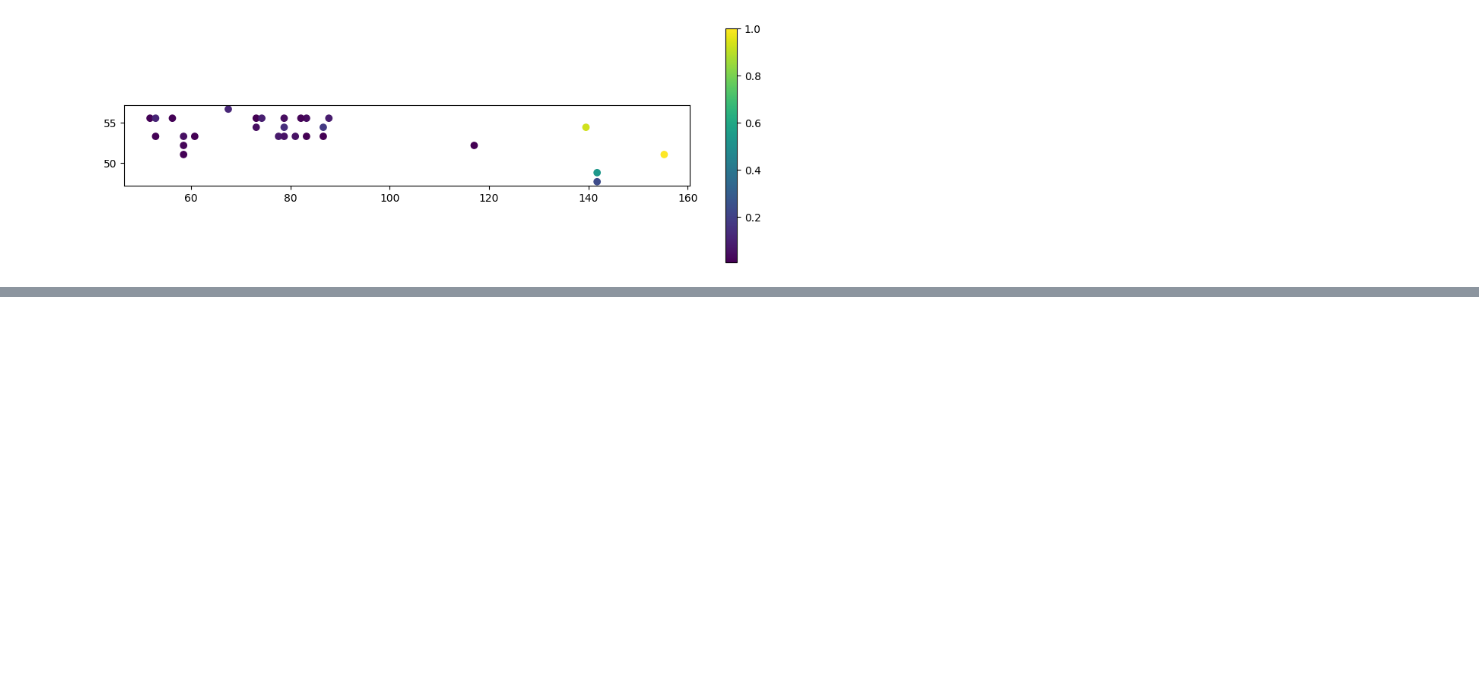
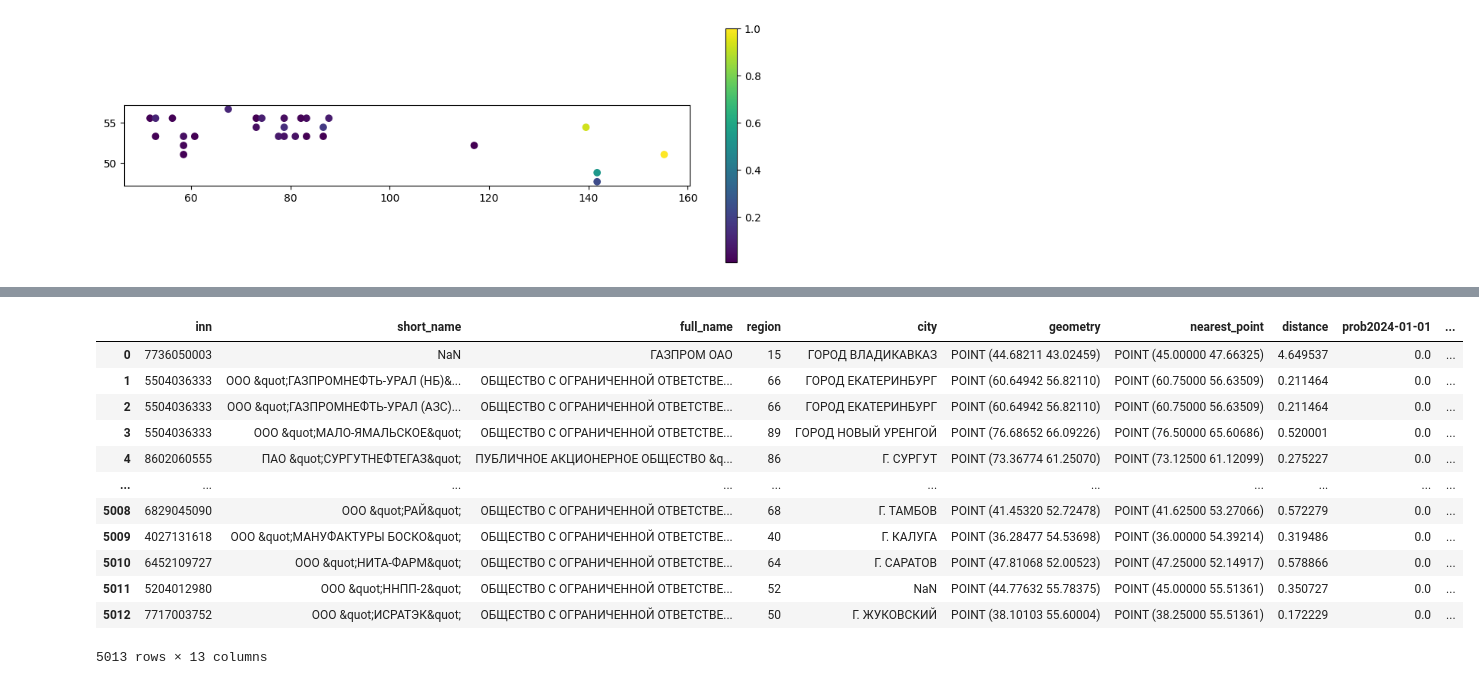
Before and after one commit to PKuznetsov-vl/spark, a Jupyter notebook: Wind_data.ipynb, the cells around one changed output, grey strips where cells are left out. Drawn from its saved outputs; the diff is of its cells as text; code cells hidden in the pictures; blank space fills up the shorter version.

```diff
--- a/Wind_data.ipynb
+++ b/Wind_data.ipynb
@@ -120,0 +130,13 @@ pdf.plot(column = 'avg_prob', legend=True, ax=ax)
+# %%
+timestamps = gdf['timestamp'].unique()
+geo = gdf[gdf['timestamp'] == timestamps[0]].geometry.reset_index()
+df_list = [geo.drop(columns='index')]
+for time in timestamps:
+    temp_df = gdf[gdf['timestamp'] == time]
+    temp_df = temp_df.reset_index()
+    temp_df = temp_df.drop(columns=['timestamp', 'geometry', 'index'])
+    temp_df = temp_df.rename(columns={'prob' : 'prob'+time})
+    df_list.append(temp_df)
+
+gdf_agg = pd.concat(df_list, axis=1)
+gdf_agg
@@ -120,0 +157,16 @@ pdf.plot(column = 'avg_prob', legend=True, ax=ax)
+# %%
+nearest_points = cmap['nearest_point']
+ref_points = gdf_agg['geometry']
+probs_list = []
+for p in tqdm(nearest_points):
+    x = p.x
+    y = p.y
+    for i in range(len(ref_points)):
+        rp = ref_points[i]
+        if (rp.x == x) & (rp.y == y):
+            probs_list.append(gdf_agg.iloc[i])
+
+probs_df = pd.concat(probs_list, axis=1).T
+probs_df = probs_df.reset_index()
+probs_df = probs_df.drop(columns=['index', 'geometry'])
+probs_df
@@ -120,0 +187,18 @@ pdf.plot(column = 'avg_prob', legend=True, ax=ax)
+# %%
+cprob_map = pd.concat([cmap, probs_df], axis=1)
+cprob_map.to_csv('cp_wind_test.csv')
+cprob_map
+# %% [output]
+|  | inn | short_name | full_name | region | city | geometry | nearest_point | distance | prob2024-01-01 | ... |
+| 0 | 7736050003 | NaN | ГАЗПРОМ ОАО | 15 | ГОРОД ВЛАДИКАВКАЗ | POINT (44.68211 43.02459) | POINT (45.00000 47.66325) | 4.649537 | 0.0 | ... |
+| 1 | 5504036333 | ООО &quot;ГАЗПРОМНЕФТЬ-УРАЛ (НБ)&... | ОБЩЕСТВО С ОГРАНИЧЕННОЙ ОТВЕТСТВЕ... | 66 | ГОРОД ЕКАТЕРИНБУРГ | POINT (60.64942 56.82110) | POINT (60.75000 56.63509) | 0.211464 | 0.0 | ... |
+| 2 | 5504036333 | ООО &quot;ГАЗПРОМНЕФТЬ-УРАЛ (АЗС)... | ОБЩЕСТВО С ОГРАНИЧЕННОЙ ОТВЕТСТВЕ... | 66 | ГОРОД ЕКАТЕРИНБУРГ | POINT (60.64942 56.82110) | POINT (60.75000 56.63509) | 0.211464 | 0.0 | ... |
+| 3 | 5504036333 | ООО &quot;МАЛО-ЯМАЛЬСКОЕ&quot; | ОБЩЕСТВО С ОГРАНИЧЕННОЙ ОТВЕТСТВЕ... | 89 | ГОРОД НОВЫЙ УРЕНГОЙ | POINT (76.68652 66.09226) | POINT (76.50000 65.60686) | 0.520001 | 0.0 | ... |
+| 4 | 8602060555 | ПАО &quot;СУРГУТНЕФТЕГАЗ&quot; | ПУБЛИЧНОЕ АКЦИОНЕРНОЕ ОБЩЕСТВО &q... | 86 | Г. СУРГУТ | POINT (73.36774 61.25070) | POINT (73.12500 61.12099) | 0.275227 | 0.0 | ... |
+| ... | ... | ... | ... | ... | ... | ... | ... | ... | ... | ... |
+| 5008 | 6829045090 | ООО &quot;РАЙ&quot; | ОБЩЕСТВО С ОГРАНИЧЕННОЙ ОТВЕТСТВЕ... | 68 | Г. ТАМБОВ | POINT (41.45320 52.72478) | POINT (41.62500 53.27066) | 0.572279 | 0.0 | ... |
+| 5009 | 4027131618 | ООО &quot;МАНУФАКТУРЫ БОСКО&quot; | ОБЩЕСТВО С ОГРАНИЧЕННОЙ ОТВЕТСТВЕ... | 40 | Г. КАЛУГА | POINT (36.28477 54.53698) | POINT (36.00000 54.39214) | 0.319486 | 0.0 | ... |
+| 5010 | 6452109727 | ООО &quot;НИТА-ФАРМ&quot; | ОБЩЕСТВО С ОГРАНИЧЕННОЙ ОТВЕТСТВЕ... | 64 | Г. САРАТОВ | POINT (47.81068 52.00523) | POINT (47.25000 52.14917) | 0.578866 | 0.0 | ... |
+| 5011 | 5204012980 | ООО &quot;ННПП-2&quot; | ОБЩЕСТВО С ОГРАНИЧЕННОЙ ОТВЕТСТВЕ... | 52 | NaN | POINT (44.77632 55.78375) | POINT (45.00000 55.51361) | 0.350727 | 0.0 | ... |
+| 5012 | 7717003752 | ООО &quot;ИСРАТЭК&quot; | ОБЩЕСТВО С ОГРАНИЧЕННОЙ ОТВЕТСТВЕ... | 50 | Г. ЖУКОВСКИЙ | POINT (38.10103 55.60004) | POINT (38.25000 55.51361) | 0.172229 | 0.0 | ... |
+5013 rows × 13 columns
```
Also changed, not shown: parts of 7 cells of this notebook.
